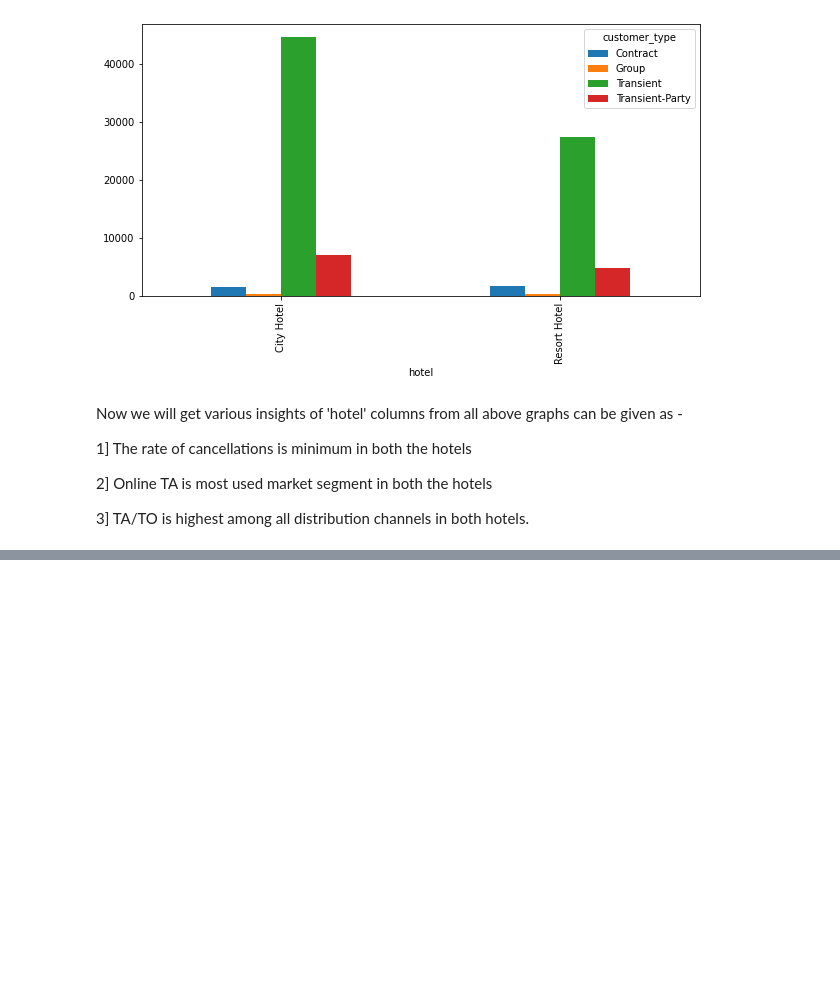
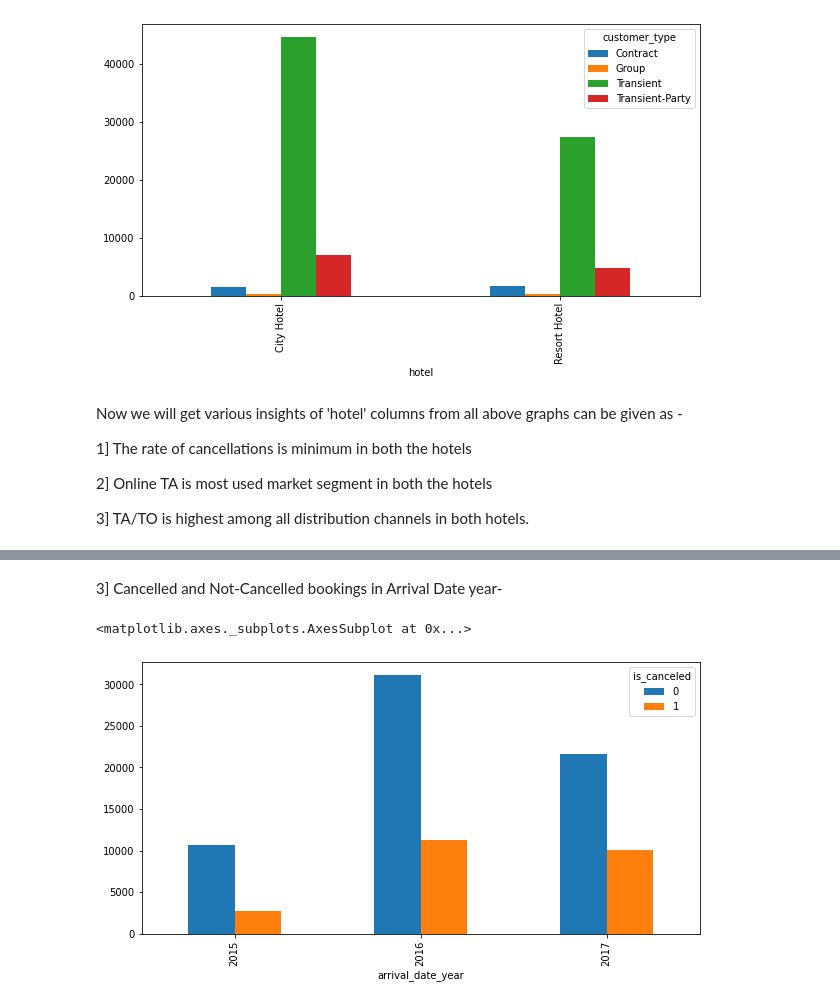
Before and after one commit to Vaishnavipadwad/HOTEL-BOOKING-ANALYSIS, a Jupyter notebook: Hotel_Booking_Analysis1.ipynb, the cells around one changed output, grey strips where cells are left out. Drawn from its saved outputs; the diff is of its cells as text; code cells hidden in the pictures; blank space fills up the shorter version.

```diff
--- a/Hotel_Booking_Analysis1.ipynb
+++ b/Hotel_Booking_Analysis1.ipynb
@@ -241,0 +260,8 @@ Now we will get various insights of 'hotel' columns from all above graphs can be
+# %% [markdown]
+3] Cancelled and Not-Cancelled bookings in Arrival Date year-
+# %%
+df12 = df.groupby(['arrival_date_year','is_canceled']).size().unstack()
+df12.plot(kind="bar",figsize=(10,5))
+# %% [output]
+<matplotlib.axes._subplots.AxesSubplot at 0x...>
+[figure, added]
```
Also changed, not shown: parts of 8 cells of this notebook.
